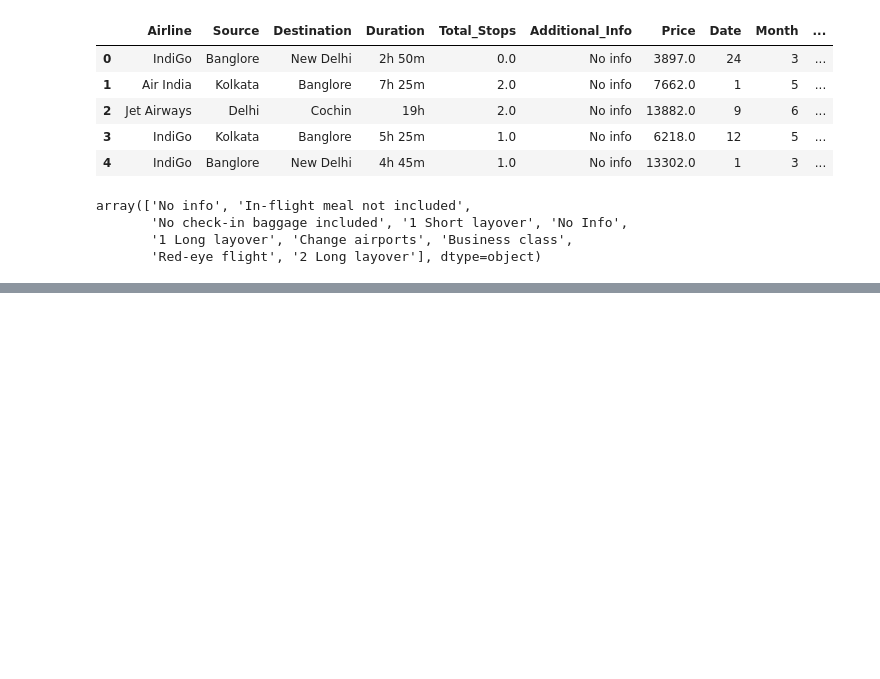
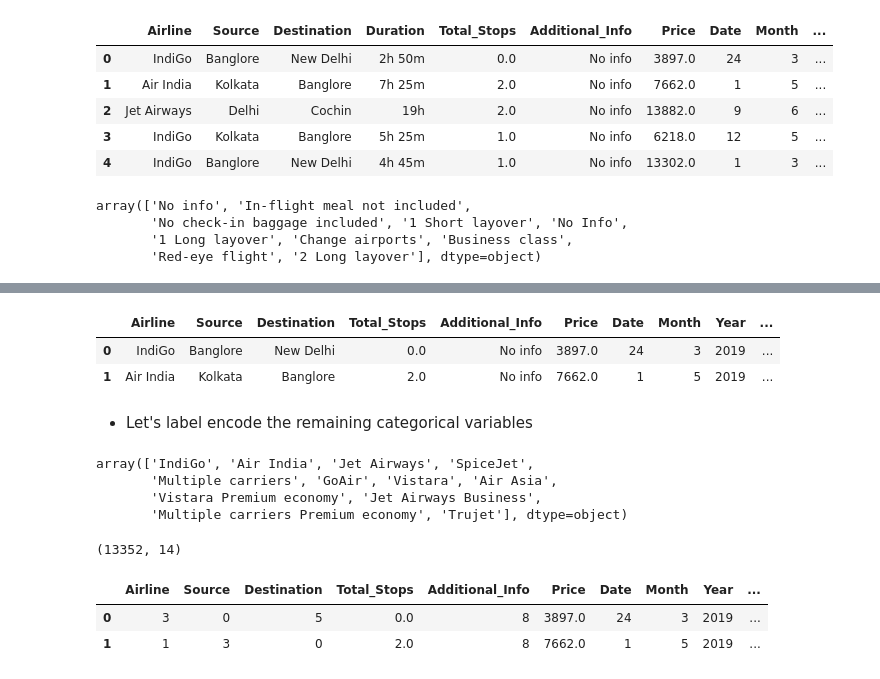
Before and after one commit to NebeyouMusie/EDA-Projects, a Jupyter notebook: Flight-Prediction/flight-predicition.ipynb, the cells around one changed output, grey strips where cells are left out. Drawn from its saved outputs; the diff is of its cells as text; code cells hidden in the pictures; blank space fills up the shorter version.

```diff
--- a/Flight-Prediction/flight-predicition.ipynb
+++ b/Flight-Prediction/flight-predicition.ipynb
@@ -262,0 +287,10 @@ array(['No info', 'In-flight meal not included',
+# %%
+# as we can see above there are two rows eith "5m" value. Now let's drop both of them
+
+final_df.drop(6474, axis=0, inplace=True)
+final_df.drop(13343, axis=0, inplace=True)
+# %%
+# now we can chnage the type of the duration_hour to an integer
+
+final_df['duration_hour'] = final_df['duration_hour'].astype(int)
+final_df['duration_hour']
@@ -262,0 +310,21 @@ array(['No info', 'In-flight meal not included',
+# %%
+# Now we can drop the Duration column
+
+final_df.drop('Duration', axis=1, inplace=True)
+# %%
+final_df.head(2)
+# %% [output]
+|  | Airline | Source | Destination | Total_Stops | Additional_Info | Price | Date | Month | Year | ... |
+| 0 | IndiGo | Banglore | New Delhi | 0.0 | No info | 3897.0 | 24 | 3 | 2019 | ... |
+| 1 | Air India | Kolkata | Banglore | 2.0 | No info | 7662.0 | 1 | 5 | 2019 | ... |
+# %% [markdown]
+- Let's label encode the remaining categorical variables
+# %%
+# let's check the unique values for the 'Airline' column
+
+final_df['Airline'].unique()
+# %% [output]
+array(['IndiGo', 'Air India', 'Jet Airways', 'SpiceJet',
+       'Multiple carriers', 'GoAir', 'Vistara', 'Air Asia',
+       'Vistara Premium economy', 'Jet Airways Business',
+       'Multiple carriers Premium economy', 'Trujet'], dtype=object)
@@ -262,0 +341,10 @@ array(['No info', 'In-flight meal not included',
+# %%
+final_df.shape
+# %% [output]
+(13352, 14)
+# %%
+final_df.head(2)
+# %% [output]
+|  | Airline | Source | Destination | Total_Stops | Additional_Info | Price | Date | Month | Year | ... |
+| 0 | 3 | 0 | 5 | 0.0 | 8 | 3897.0 | 24 | 3 | 2019 | ... |
+| 1 | 1 | 3 | 0 | 2.0 | 8 | 7662.0 | 1 | 5 | 2019 | ... |
```
Also changed, not shown: parts of 5 cells of this notebook.
